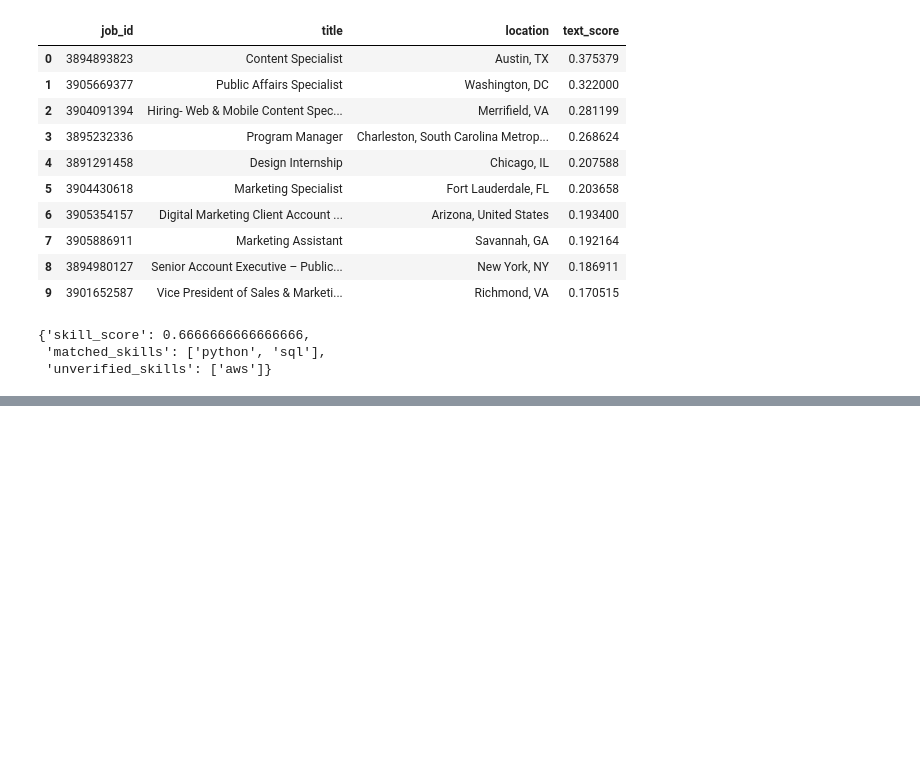
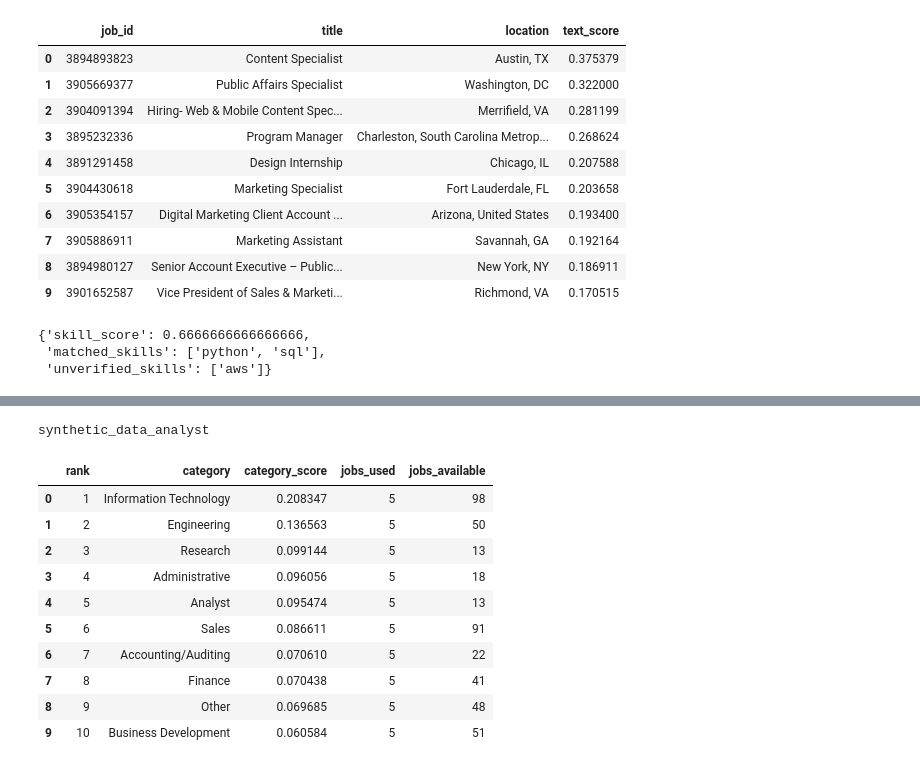
Before and after one commit to jessyyi/Py3onistas, a Jupyter notebook: notebooks/03_recommendation.ipynb, the cells around one changed output, grey strips where cells are left out. Saved outputs shown, nothing was run; the diff lists cells and outputs as text; code cells hidden in the pictures; blank space fills up the shorter version.

```diff
--- a/notebooks/03_recommendation.ipynb
+++ b/notebooks/03_recommendation.ipynb
@@ -448,0 +509,57 @@ hybrid
+# %%
+m = 5
+
+profile = candidates[0]
+scored = demo_rankings[profile["candidate_id"]]
+
+category_jobs = job_categories.merge(
+    scored[["job_id", "text_score"]],
+    on="job_id",
+    how="left",
+    validate="many_to_one",
+)
+
+category_sizes = category_jobs.groupby("category").size()
+
+best_jobs = (
+    category_jobs
+    .sort_values(
+        ["category", "text_score", "job_id"],
+        ascending=[True, False, True],
+    )
+    .groupby("category", sort=False)
+    .head(m)
+)
+
+category_ranking = (
+    best_jobs.groupby("category")
+    .agg(
+        category_score=("text_score", "mean"),
+        jobs_used=("job_id", "size"),
+    )
+    .join(category_sizes.rename("jobs_available"))
+    .reset_index()
+    .sort_values(
+        ["category_score", "category"],
+        ascending=[False, True],
+    )
+    .reset_index(drop=True)
+)
+
+category_ranking.insert(0, "rank", range(1, len(category_ranking) + 1))
+
+print(profile["candidate_id"])
+category_ranking.head(10)
+# %% [output]
+synthetic_data_analyst
+|  | rank | category | category_score | jobs_used | jobs_available |
+| 0 | 1 | Information Technology | 0.208347 | 5 | 98 |
+| 1 | 2 | Engineering | 0.136563 | 5 | 50 |
+| 2 | 3 | Research | 0.099144 | 5 | 13 |
+| 3 | 4 | Administrative | 0.096056 | 5 | 18 |
+| 4 | 5 | Analyst | 0.095474 | 5 | 13 |
+| 5 | 6 | Sales | 0.086611 | 5 | 91 |
+| 6 | 7 | Accounting/Auditing | 0.070610 | 5 | 22 |
+| 7 | 8 | Finance | 0.070438 | 5 | 41 |
+| 8 | 9 | Other | 0.069685 | 5 | 48 |
+| 9 | 10 | Business Development | 0.060584 | 5 | 51 |
```
Also changed, not shown: parts of 14 cells of this notebook, 4 other files.
